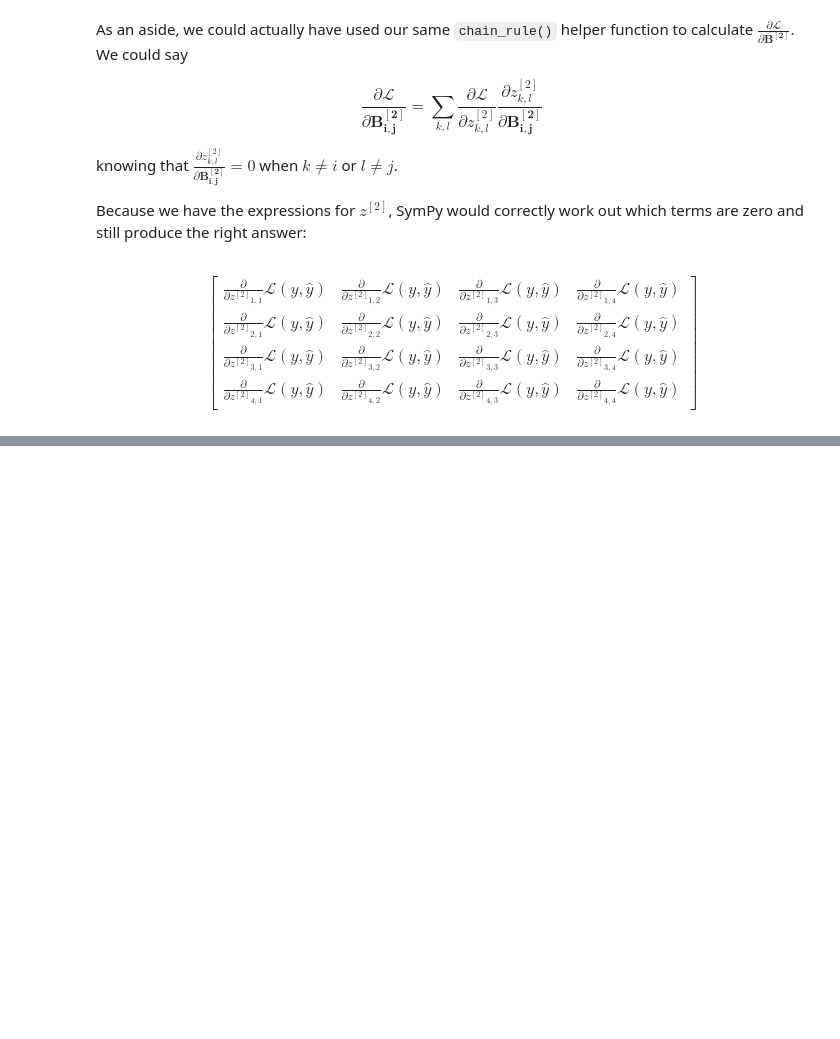
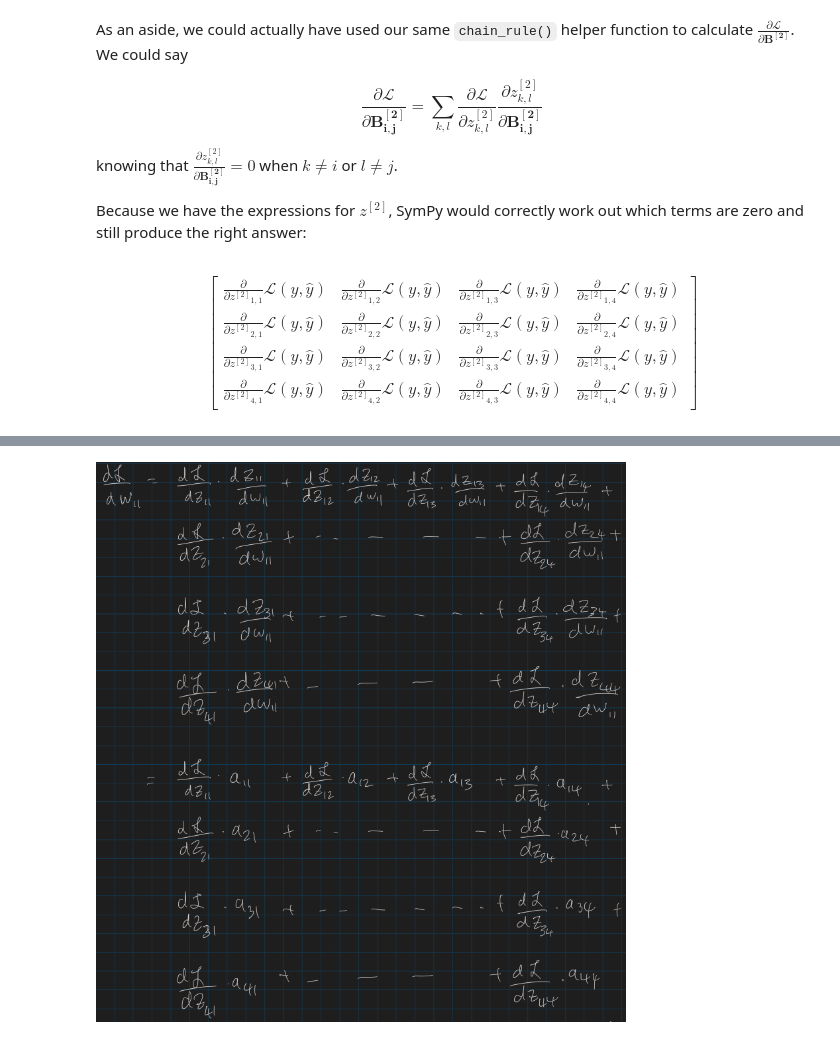
Before and after one commit to spather/sym-conv, a Jupyter notebook: notebooks/sym-conv.ipynb, the cells around one changed output, grey strips where cells are left out. Cells and saved outputs as stored; diff of their text form; code cells hidden in the pictures; blank space fills up the shorter version.

```diff
--- a/notebooks/sym-conv.ipynb
+++ b/notebooks/sym-conv.ipynb
@@ -1586,0 +1589,5 @@ $$
+# %%
+# | echo: false
+Image('images/hand-equations.png', format='png')
+# %% [output]
+[figure, added]
```
Also changed, not shown: parts of 3 cells of this notebook, 1 other file.
